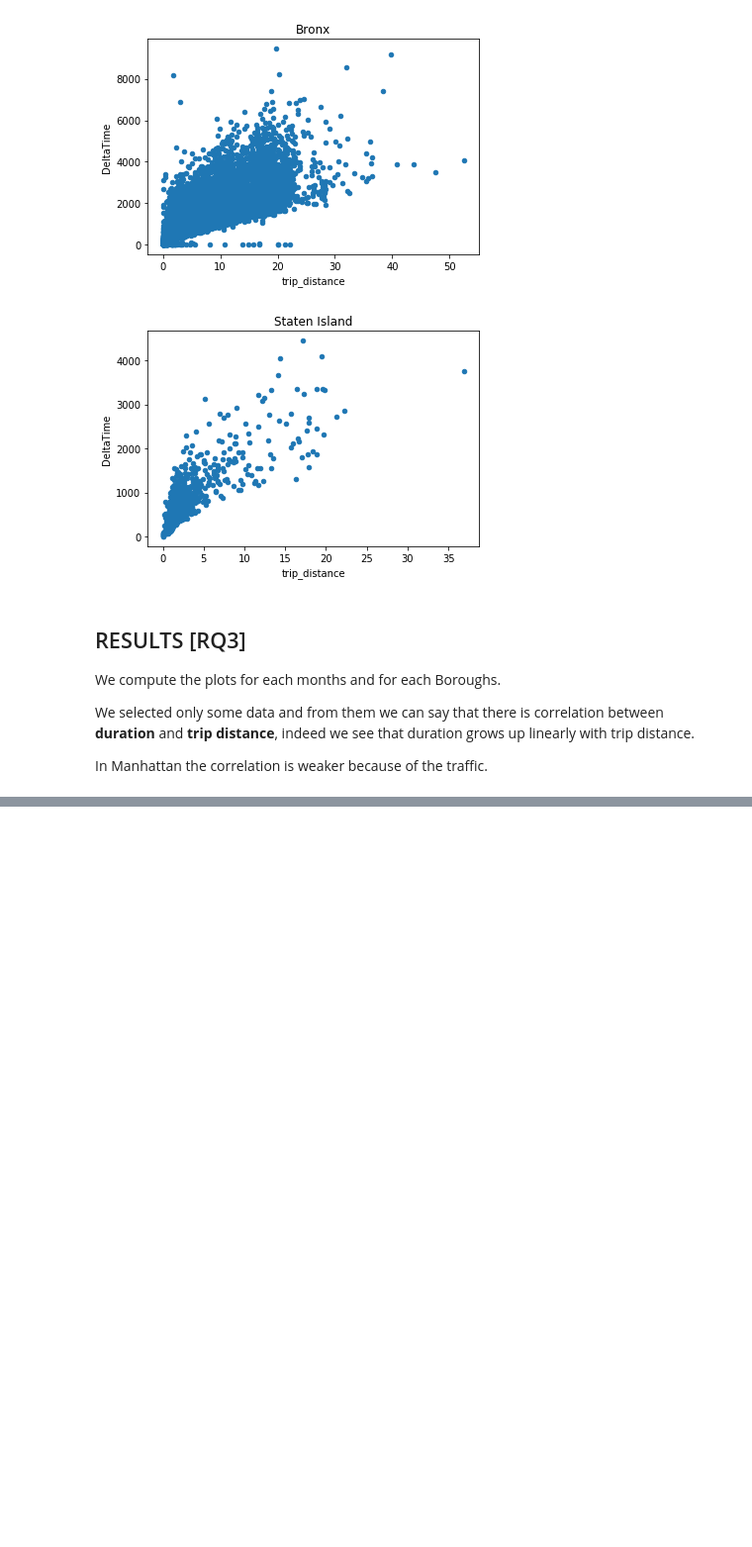
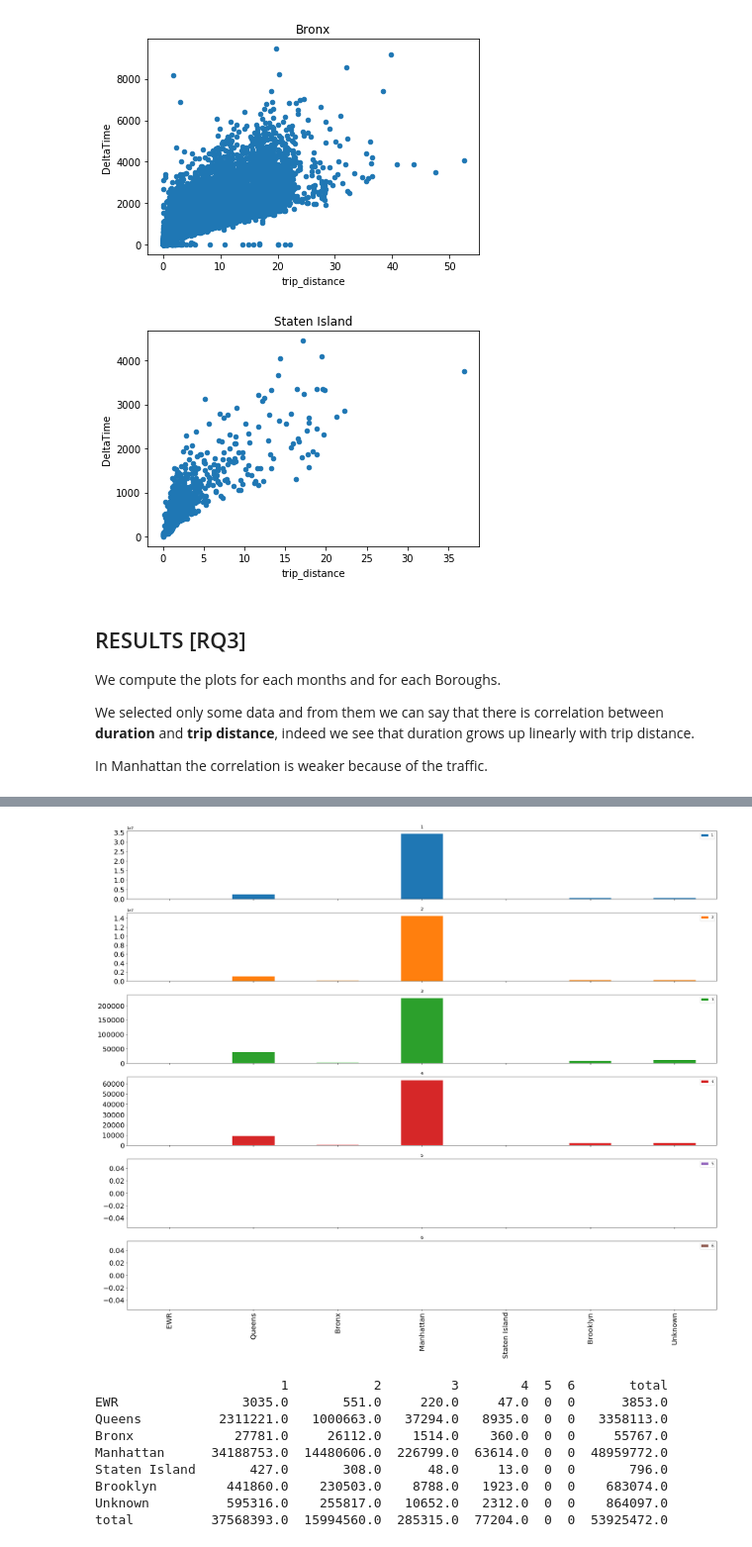
Before and after one commit to marcovicentini/HW2ADM, a Jupyter notebook: DEFINTIVE.ipynb, the cells around one changed output, grey strips where cells are left out. Shown at 99% size. Drawn from its saved outputs; the diff is of its cells as text; code cells hidden in the pictures; blank space fills up the shorter version.

```diff
--- a/DEFINTIVE.ipynb
+++ b/DEFINTIVE.ipynb
@@ -549,0 +569,14 @@ In Manhattan the correlation is weaker because of the traffic.
+# %%
+frames=[jan,feb,mar,apr,may,jun]
+dictmonth={}
+dictmonthset={}
+for i in frames:
+    month = i
+    monthdic = month.to_dict('list')
+    lenmonth = len(monthdic['PULocationID'])
+    for i in range(lenmonth):
+       if (monthdic['PULocationID'])[i] not in dictmonth: dictmonth[month['PULocationID'][i]] = []
+       else: dictmonth[(monthdic['PULocationID'])[i]].append((monthdic['payment_type'])[i])
+    for i in dictmonth:
+        dictmonthset[i]=set(dictmonth[i])
+del month
@@ -549,0 +594,37 @@ In Manhattan the correlation is weaker because of the traffic.
+# %%
+month2 = pd.DataFrame(0, index=sorted(dictmonth)+['total'], columns=[1, 2, 3, 4, 5, 6,'total'], dtype=int)
+monthbor = pd.DataFrame(0, index=['EWR', 'Queens', 'Bronx', 'Manhattan', 'Staten Island', 'Brooklyn', 'Unknown', 'total'], columns=[1, 2, 3, 4, 5, 6,'total'], dtype=int)
+for i in dictmonthset:
+    for j in dictmonthset[i]:
+        month2.loc[i, j] = float(dictmonth[i].count(j)) #float() is used to avoid the overflow of integer values
+for j in range(1,7):
+    for i in dictmonth:
+        monthbor.loc[tzlp.loc[i, 'Borough'], j] += month2.loc[i, j]
+mbr=['EWR', 'Queens', 'Bronx', 'Manhattan', 'Staten Island', 'Brooklyn', 'Unknown']
+for i in mbr:
+    monthbor.loc[i, 'total']=sum(monthbor.loc[i])
+for i in range(1,7):
+    monthbor.loc['total', i]=sum(monthbor[i])
+
+if sum(monthbor['total'])==sum(monthbor.loc['total']):
+            monthbor.loc['total', 'total']=sum(monthbor['total'])
+else:       monthbor.loc['total', 'total']= 'error'
+mbbor = pd.DataFrame(0, index=['EWR', 'Queens', 'Bronx', 'Manhattan', 'Staten Island', 'Brooklyn', 'Unknown'], columns=[1, 2, 3, 4, 5, 6], dtype=int)
+month2=monthbor #This step appeared during fixing of the code in order to avoid other corrections
+for i in mbr:
+    for j in range(1,7):
+        mbbor.loc[i,j]=monthbor.loc[i,j]
+mbbor.plot.bar(subplots=True, figsize=(30,25), fontsize=20)
+plt.show()
+print(month2)
+# %% [output]
+[figure, added]
+                        1           2         3        4  5  6       total
+EWR                3035.0       551.0     220.0     47.0  0  0      3853.0
+Queens          2311221.0   1000663.0   37294.0   8935.0  0  0   3358113.0
+Bronx             27781.0     26112.0    1514.0    360.0  0  0     55767.0
+Manhattan      34188753.0  14480606.0  226799.0  63614.0  0  0  48959772.0
+Staten Island       427.0       308.0      48.0     13.0  0  0       796.0
+Brooklyn         441860.0    230503.0    8788.0   1923.0  0  0    683074.0
+Unknown          595316.0    255817.0   10652.0   2312.0  0  0    864097.0
+total          37568393.0  15994560.0  285315.0  77204.0  0  0  53925472.0
```
Also changed, not shown: parts of 9 cells of this notebook.
